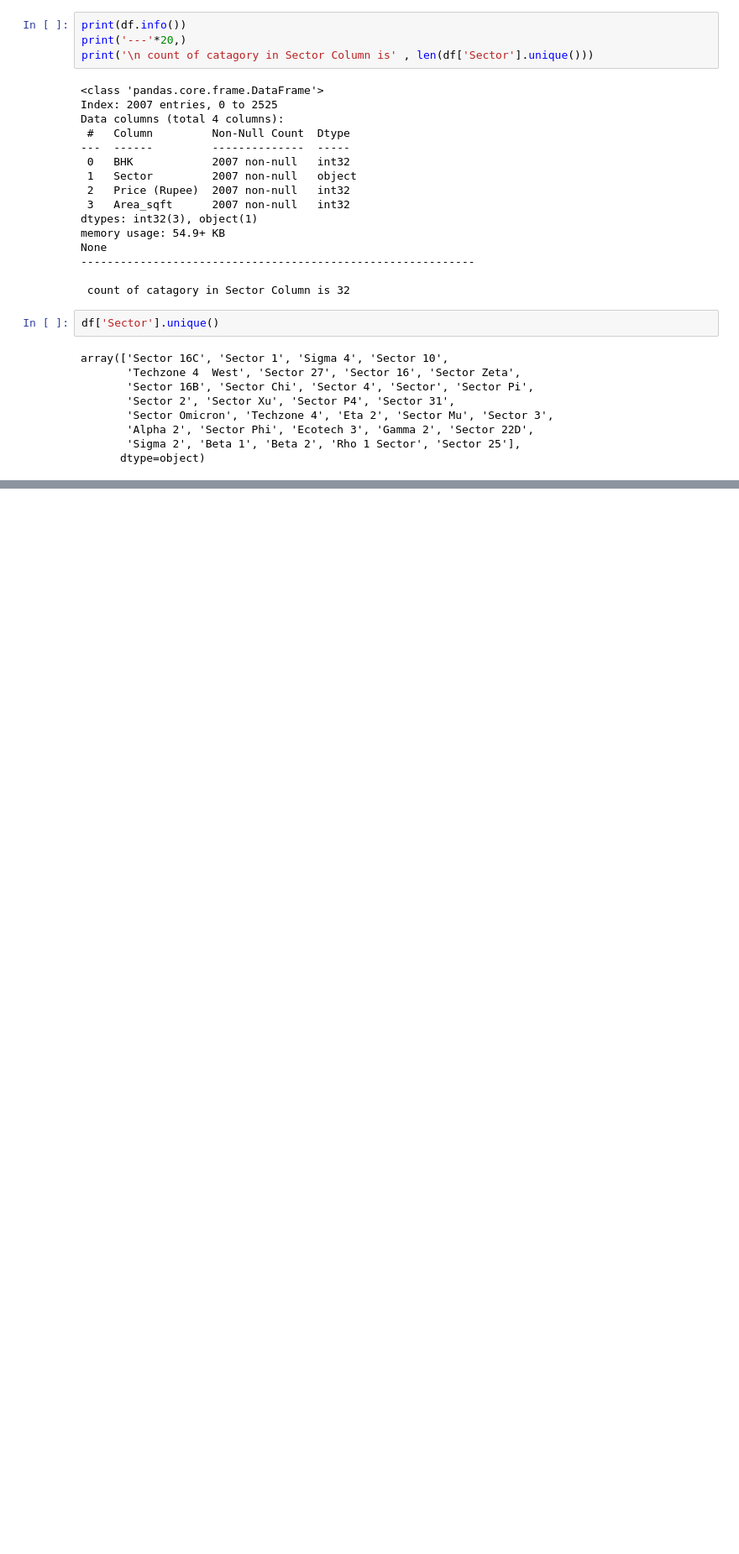
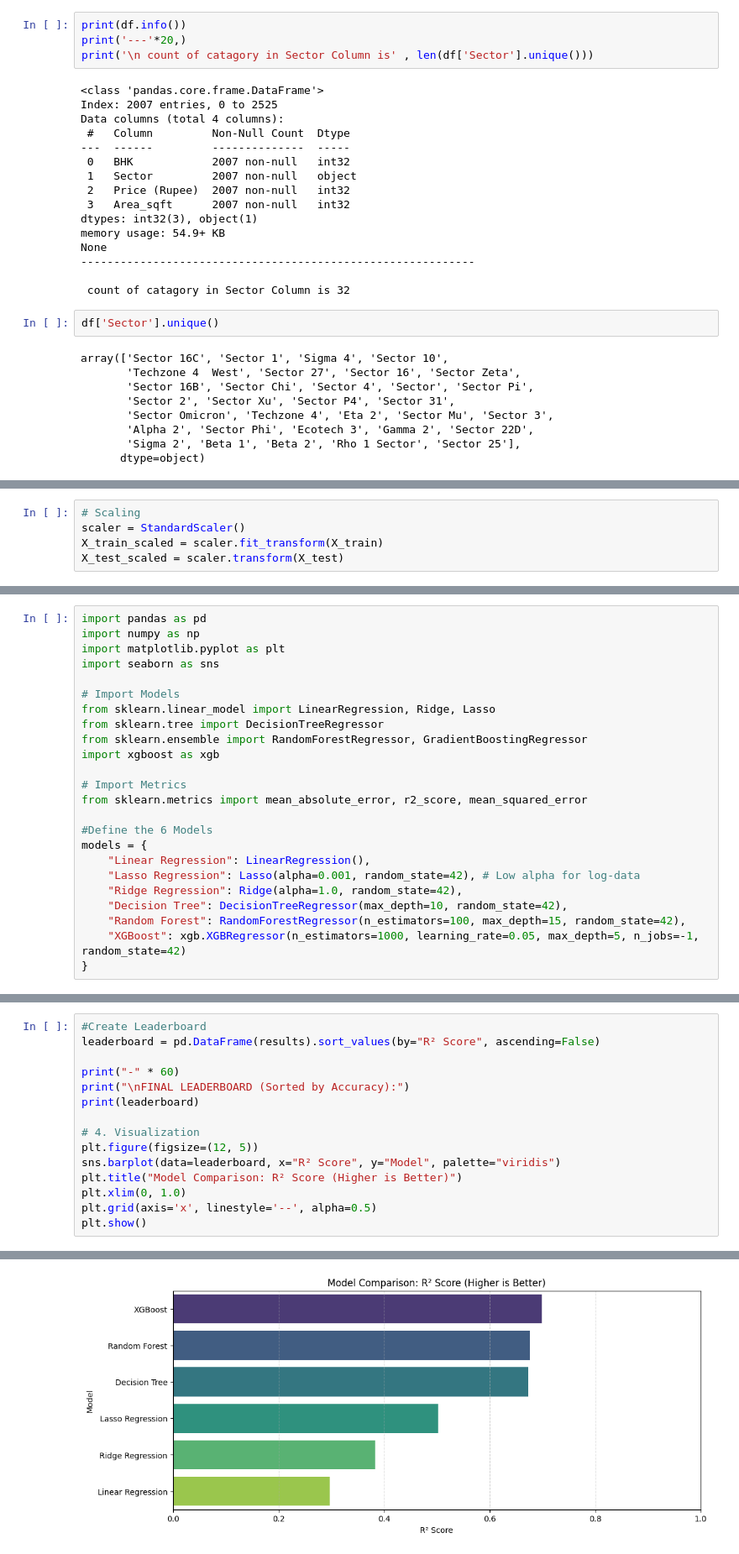
Before and after one commit to SinghNitin-0703/House_Rent_prediction_based_scraped_data, a Jupyter notebook: Gr.Noida House Price Prediction.ipynb, the cells around one changed output, grey strips where cells are left out. Shown: that part at 84% size. Drawn from its saved outputs; the diff is of its cells as text; blank space fills up the shorter version.

```diff
--- a/Gr.Noida House Price Prediction.ipynb
+++ b/Gr.Noida House Price Prediction.ipynb
@@ -469,0 +300,5 @@ plt.show()
+# %%
+# Scaling
+scaler = StandardScaler()
+X_train_scaled = scaler.fit_transform(X_train)
+X_test_scaled = scaler.transform(X_test)
@@ -469,0 +323,24 @@ plt.show()
+# %%
+import pandas as pd
+import numpy as np
+import matplotlib.pyplot as plt
+import seaborn as sns
+
+# Import Models
+from sklearn.linear_model import LinearRegression, Ridge, Lasso
+from sklearn.tree import DecisionTreeRegressor
+from sklearn.ensemble import RandomForestRegressor, GradientBoostingRegressor
+import xgboost as xgb
+
+# Import Metrics
+from sklearn.metrics import mean_absolute_error, r2_score, mean_squared_error
+
+#Define the 6 Models
+models = {
+    "Linear Regression": LinearRegression(),
+    "Lasso Regression": Lasso(alpha=0.001, random_state=42), # Low alpha for log-data
+    "Ridge Regression": Ridge(alpha=1.0, random_state=42),
+    "Decision Tree": DecisionTreeRegressor(max_depth=10, random_state=42),
+    "Random Forest": RandomForestRegressor(n_estimators=100, max_depth=15, random_state=42),
+    "XGBoost": xgb.XGBRegressor(n_estimators=1000, learning_rate=0.05, max_depth=5, n_jobs=-1, random_state=42)
+}
@@ -469,0 +387,16 @@ plt.show()
+# %%
+#Create Leaderboard
+leaderboard = pd.DataFrame(results).sort_values(by="R² Score", ascending=False)
+
+print("-" * 60)
+print("\nFINAL LEADERBOARD (Sorted by Accuracy):")
+print(leaderboard)
+
+# 4. Visualization
+plt.figure(figsize=(12, 5))
+sns.barplot(data=leaderboard, x="R² Score", y="Model", palette="viridis")
+plt.title("Model Comparison: R² Score (Higher is Better)")
+plt.xlim(0, 1.0)
+plt.grid(axis='x', linestyle='--', alpha=0.5)
+plt.show()
+# %% [output]
@@ -469,0 +416 @@ plt.show()
+[figure, added]
```
Also changed, not shown: parts of 31 cells of this notebook.
